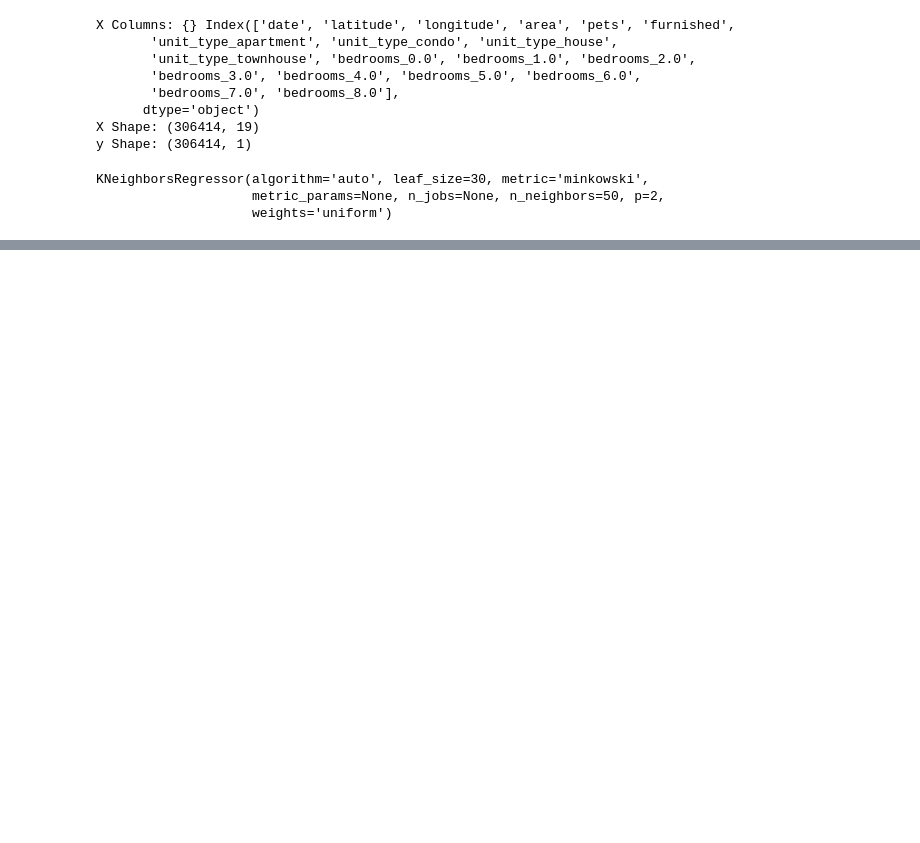
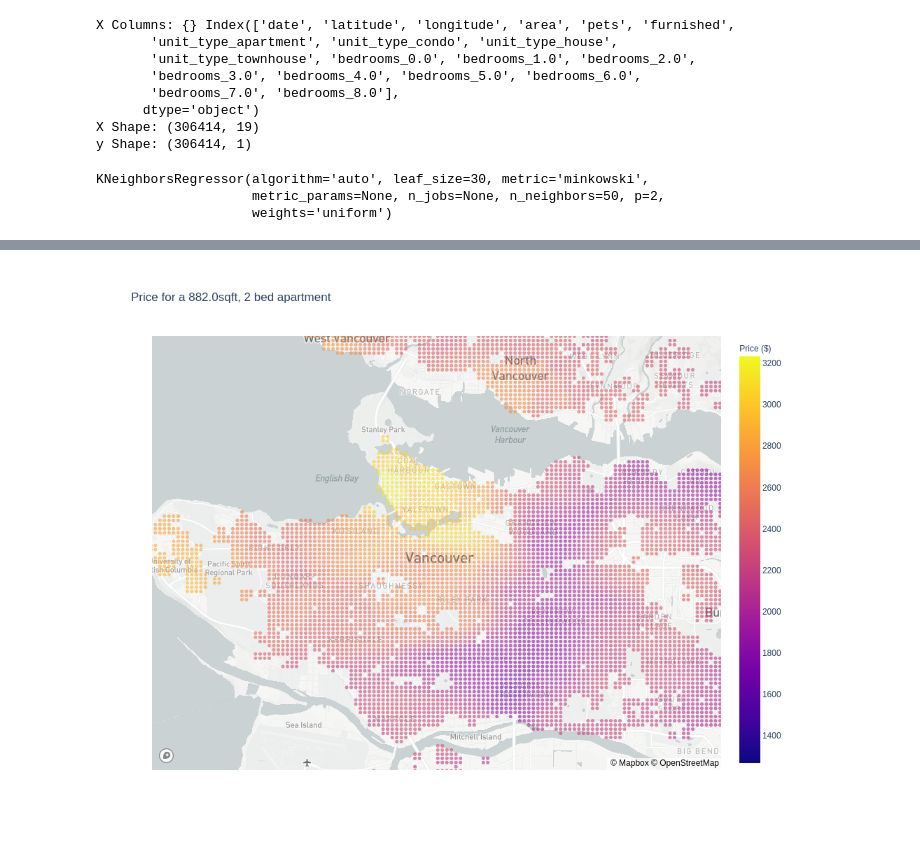
Before and after one commit to bramathon/tenant, a Jupyter notebook: modelling/KNN.ipynb, the cells around one changed output, grey strips where cells are left out. Drawn from its saved outputs; the diff is of its cells as text; code cells hidden in the pictures; blank space fills up the shorter version.

Commit message:
Touched up KNN and Linear Model

```diff
--- a/modelling/KNN.ipynb
+++ b/modelling/KNN.ipynb
@@ -49,0 +41,4 @@ array([[-350.13333333],
+# %%
+fig = map_model(X_train,knn,scaler=X_scaler)
+fig.show(height=800,width=1000)
+# %% [output]
@@ -49,0 +46 @@ array([[-350.13333333],
+[figure, added]
```
Also changed, not shown: parts of 7 cells of this notebook, 1 other file.
